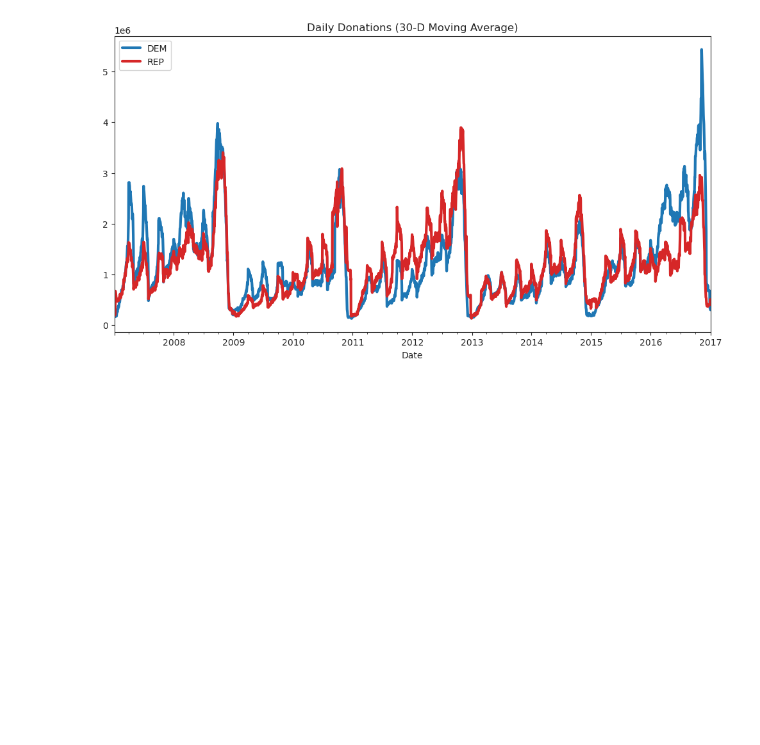
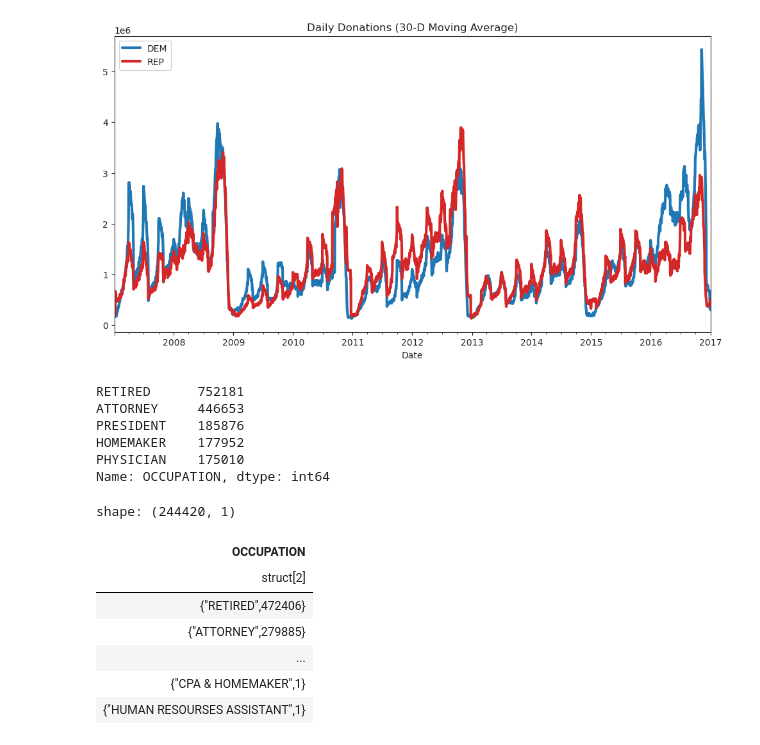
Before and after one commit to kevinheavey/modern-polars, a Jupyter notebook: performance.ipynb, the cells around one changed output. Cells and saved outputs as stored; diff of their text form; code cells hidden in the pictures; blank space fills up the shorter version.

```diff
--- a/performance.ipynb
+++ b/performance.ipynb
@@ -454,3 +439,33 @@ ax.set(title="Daily Donations (30-D Moving Average)", xlabel="Date")
 # %% [output]
 [Text(0.5, 1.0, 'Daily Donations (30-D Moving Average)'), Text(0.5, 0, 'Date')]
 [figure]
+# %%
+import dask.dataframe as dd
+from dask import compute
+
+dd.read_parquet("tmp/indiv*.pq", engine="pyarrow", columns=["OCCUPATION"])[
+    "OCCUPATION"
+].value_counts().head()
+# %% [output]
+RETIRED      752181
+ATTORNEY     446653
+PRESIDENT    185876
+HOMEMAKER    177952
+PHYSICIAN    175010
+Name: OCCUPATION, dtype: int64
+# %%
+# pl.toggle_string_cache(False)
+with pl.StringCache():
+    x=pl.scan_parquet("tmp/indiv*.pq", cache=False).select(
+        pl.col("OCCUPATION").value_counts(multithreaded=True, sort=True)
+    ).collect()
+x
+# %% [output]
+shape: (244420, 1)
+| OCCUPATION |
+| struct[2] |
+| {"RETIRED",472406} |
+| {"ATTORNEY",279885} |
+| ... |
+| {"CPA & HOMEMAKER",1} |
+| {"HUMAN RESOURSES ASSISTANT",1} |
```
Also changed, not shown: parts of 3 cells of this notebook.
